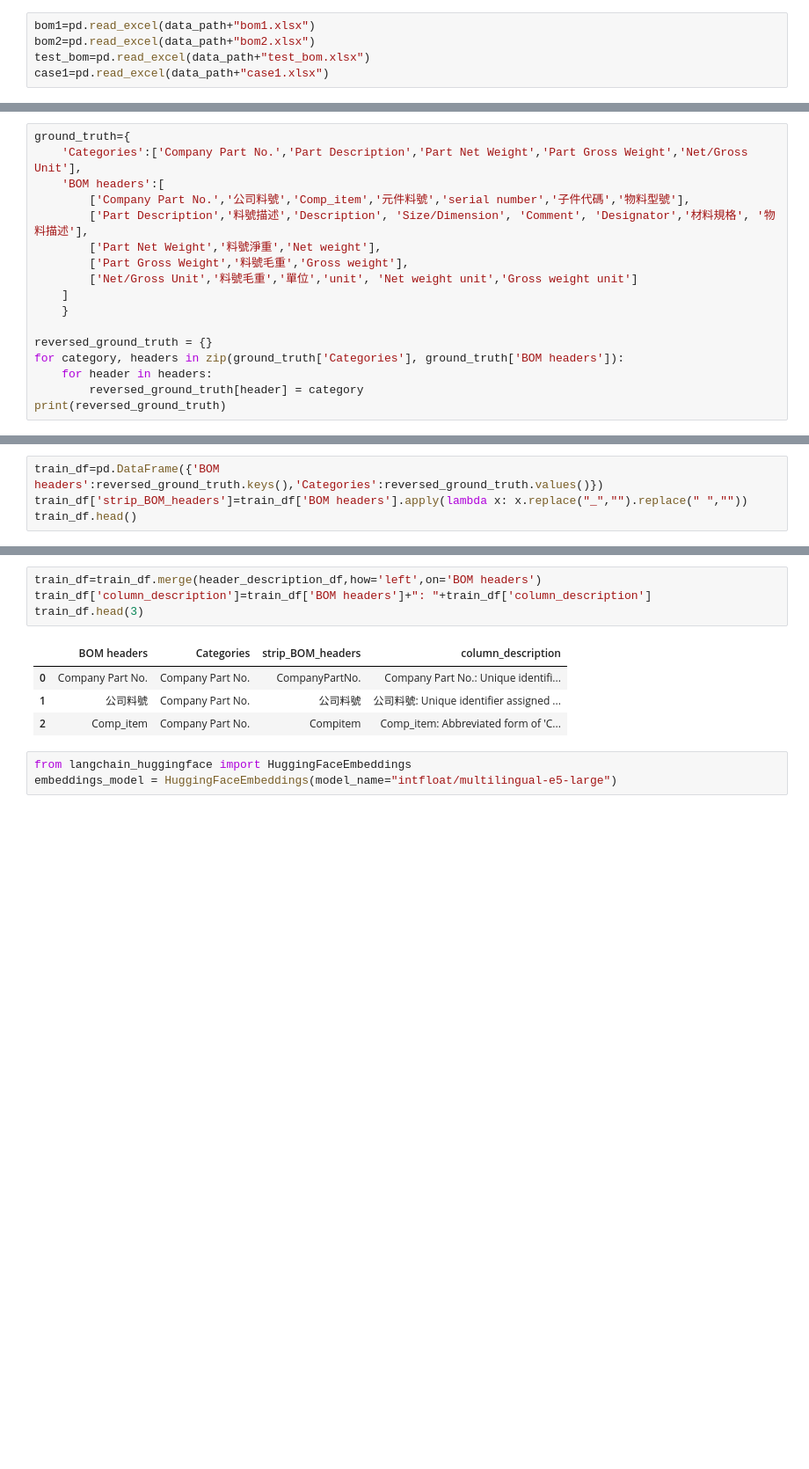
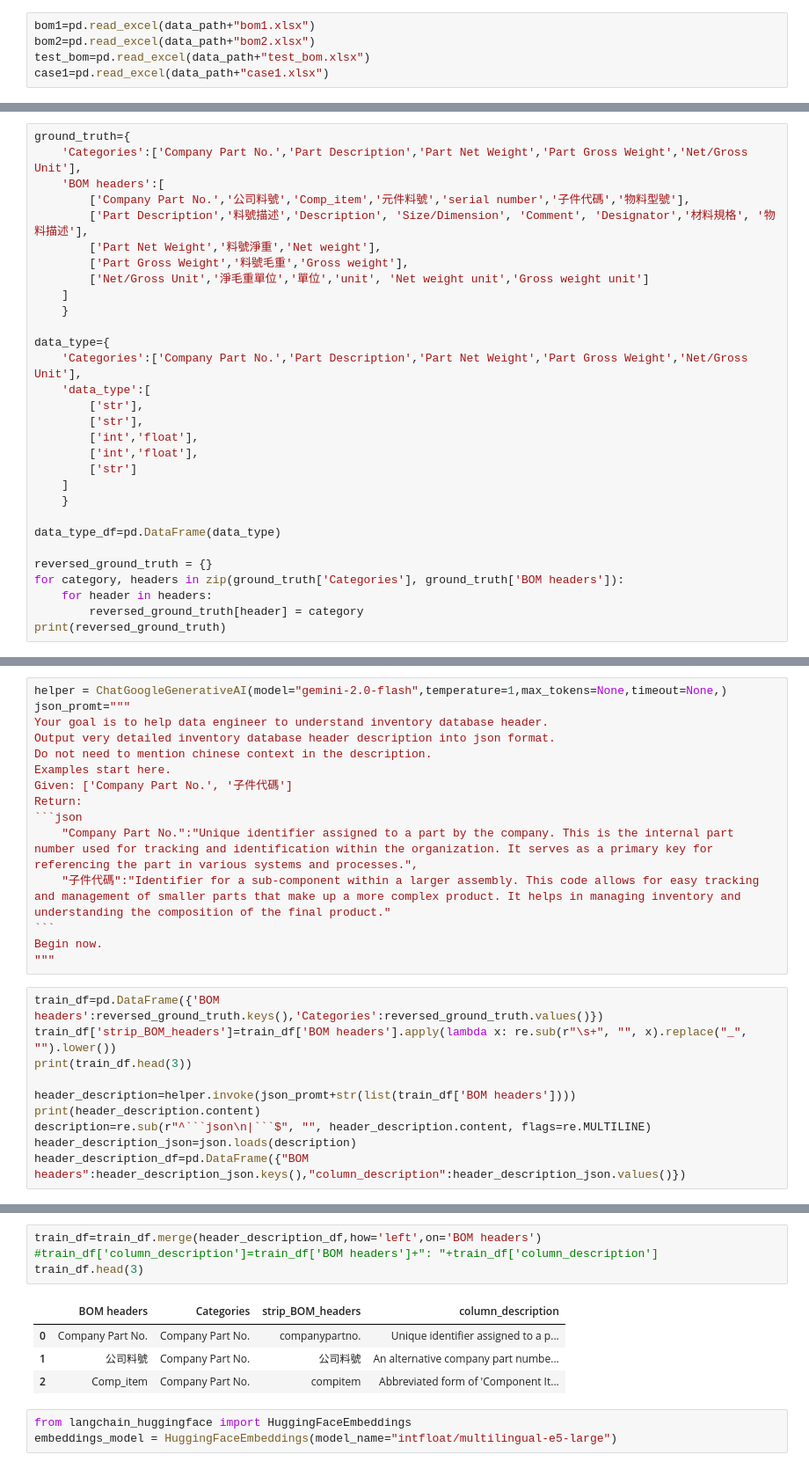
Before and after one commit to Ren1990/assignment1, a Jupyter notebook: 1_etl.ipynb, the cells around one changed output, grey strips where cells are left out. Shown at 88% size. Cells and saved outputs as stored; diff of their text form; blank space fills up the shorter version.

````diff
--- a/1_etl.ipynb
+++ b/1_etl.ipynb
@@ -89,9 +90,22 @@ ground_truth={
         ['Part Description','料號描述','Description', 'Size/Dimension', 'Comment', 'Designator','材料規格', '物料描述'],
         ['Part Net Weight','料號淨重','Net weight'],
         ['Part Gross Weight','料號毛重','Gross weight'],
-        ['Net/Gross Unit','料號毛重','單位','unit', 'Net weight unit','Gross weight unit']
+        ['Net/Gross Unit','淨毛重單位','單位','unit', 'Net weight unit','Gross weight unit']
     ]
     }
+
+data_type={
+    'Categories':['Company Part No.','Part Description','Part Net Weight','Part Gross Weight','Net/Gross Unit'],
+    'data_type':[
+        ['str'],
+        ['str'],
+        ['int','float'],
+        ['int','float'],
+        ['str']
+    ]
+    }
+
+data_type_df=pd.DataFrame(data_type)
 
 reversed_ground_truth = {}
 for category, headers in zip(ground_truth['Categories'], ground_truth['BOM headers']):
@@ -101,5 +117,26 @@ print(reversed_ground_truth)
+# %%
+helper = ChatGoogleGenerativeAI(model="gemini-2.0-flash",temperature=1,max_tokens=None,timeout=None,)
+json_promt="""
+Your goal is to help data engineer to understand inventory database header.
+Output very detailed inventory database header description into json format.
+Do not need to mention chinese context in the description.
+Examples start here.
+Given: ['Company Part No.', '子件代碼']
+Return:
+```json
+    "Company Part No.":"Unique identifier assigned to a part by the company. This is the internal part number used for tracking and identification within the organization. It serves as a primary key for referencing the part in various systems and processes.",
+    "子件代碼":"Identifier for a sub-component within a larger assembly. This code allows for easy tracking and management of smaller parts that make up a more complex product. It helps in managing inventory and understanding the composition of the final product."
+```
+Begin now.
+"""
 # %%
 train_df=pd.DataFrame({'BOM headers':reversed_ground_truth.keys(),'Categories':reversed_ground_truth.values()})
-train_df['strip_BOM_headers']=train_df['BOM headers'].apply(lambda x: x.replace("_","").replace(" ",""))
-train_df.head()
+train_df['strip_BOM_headers']=train_df['BOM headers'].apply(lambda x: re.sub(r"\s+", "", x).replace("_", "").lower())
+print(train_df.head(3))
+
+header_description=helper.invoke(json_promt+str(list(train_df['BOM headers'])))
+print(header_description.content)
+description=re.sub(r"^```json\n|```$", "", header_description.content, flags=re.MULTILINE)
+header_description_json=json.loads(description)
+header_description_df=pd.DataFrame({"BOM headers":header_description_json.keys(),"column_description":header_description_json.values()})
 # %% [output]
@@ -152,12 +160,12 @@ header_description_df=pd.DataFrame({"BOM headers":header_description_json.keys()
 # %%
 train_df=train_df.merge(header_description_df,how='left',on='BOM headers')
-train_df['column_description']=train_df['BOM headers']+": "+train_df['column_description']
+#train_df['column_description']=train_df['BOM headers']+": "+train_df['column_description']
 train_df.head(3)
 # %% [output]
 |  | BOM headers | Categories | strip_BOM_headers | column_description |
-| 0 | Company Part No. | Company Part No. | CompanyPartNo. | Company Part No.: Unique identifi... |
-| 1 | 公司料號 | Company Part No. | 公司料號 | 公司料號: Unique identifier assigned ... |
-| 2 | Comp_item | Company Part No. | Compitem | Comp_item: Abbreviated form of 'C... |
+| 0 | Company Part No. | Company Part No. | companypartno. | Unique identifier assigned to a p... |
+| 1 | 公司料號 | Company Part No. | 公司料號 | An alternative company part numbe... |
+| 2 | Comp_item | Company Part No. | compitem | Abbreviated form of 'Component It... |
 # %%
 from langchain_huggingface import HuggingFaceEmbeddings
 embeddings_model = HuggingFaceEmbeddings(model_name="intfloat/multilingual-e5-large")
````
Also changed, not shown: parts of 44 cells of this notebook, 4 other files.
